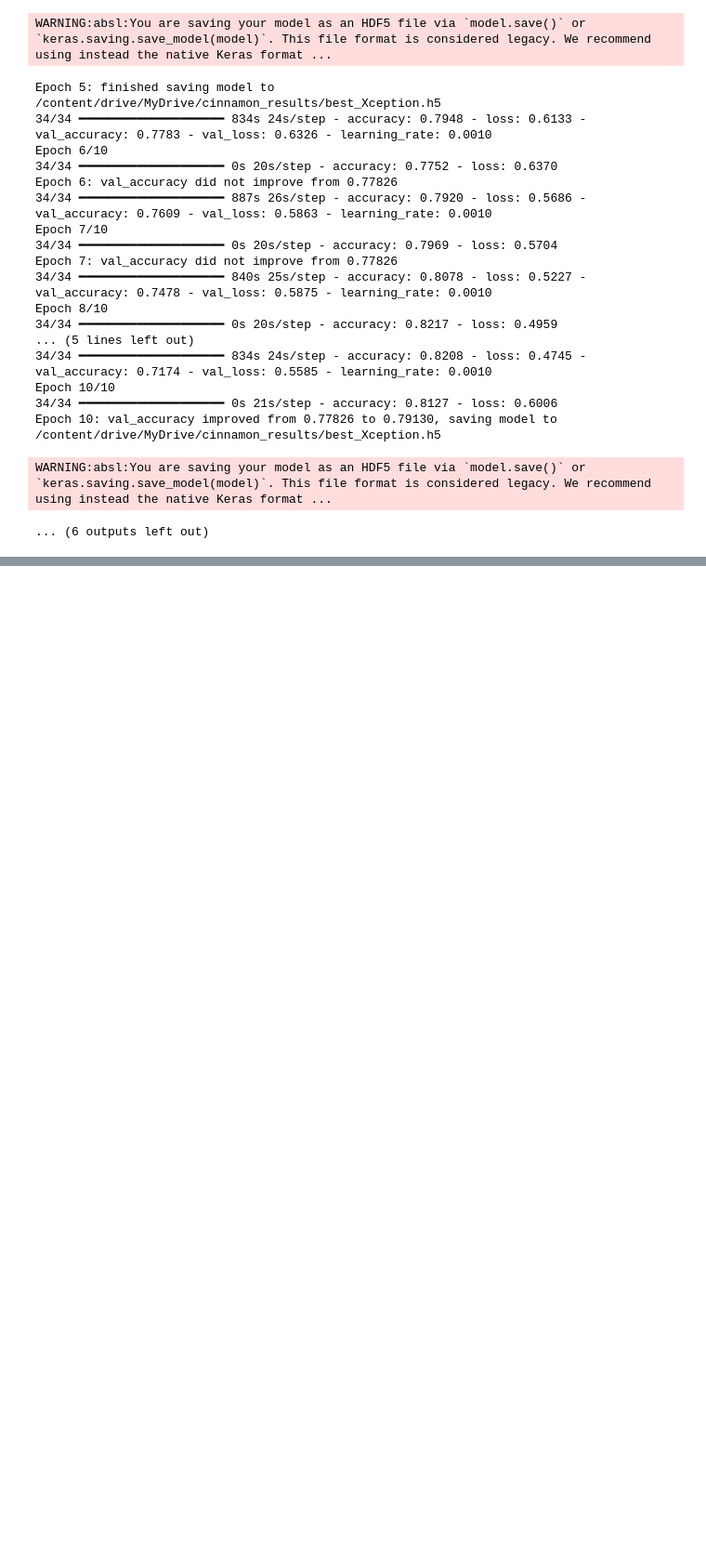
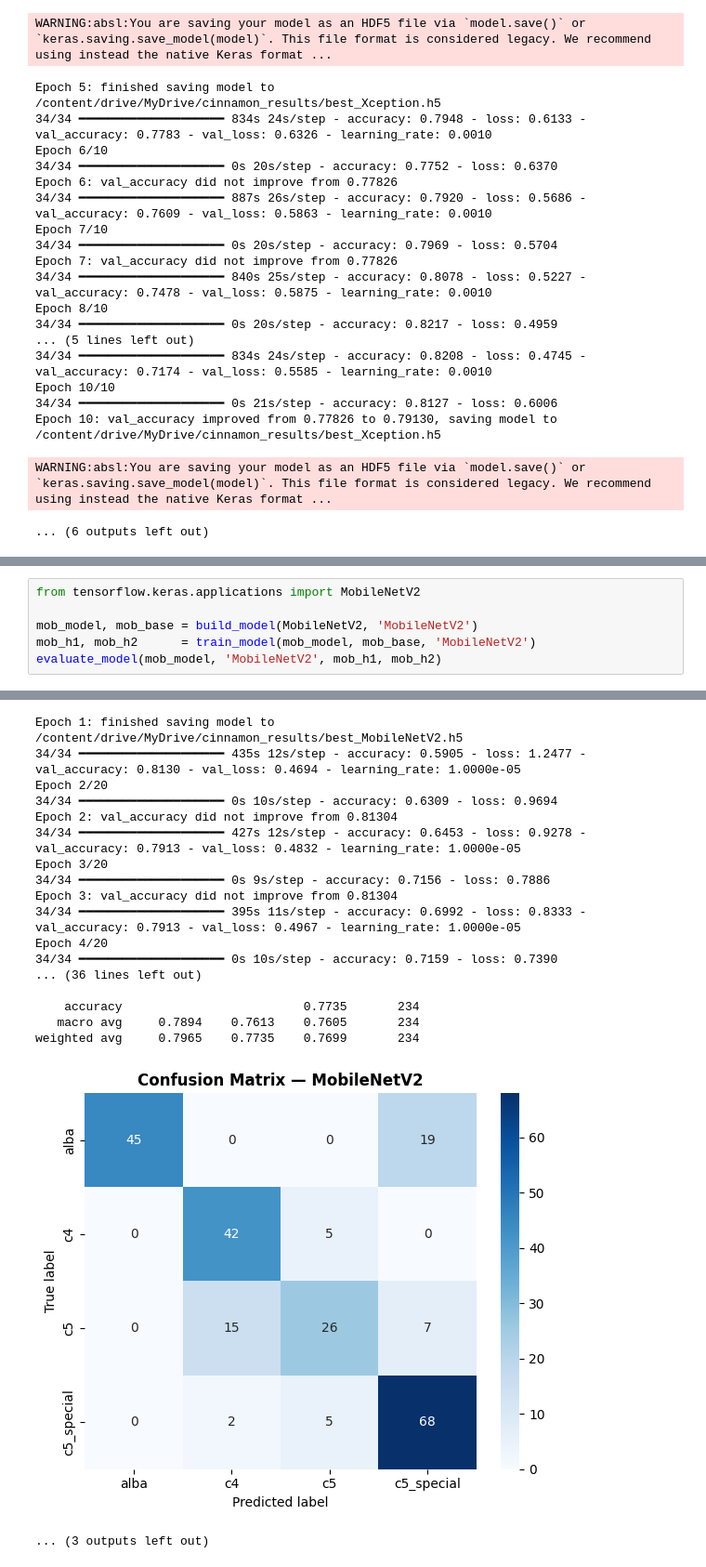
Before and after one commit to sachini86/MyResearch, a Jupyter notebook: Xceptionmodel.ipynb, the cells around one changed output, grey strips where cells are left out. Shown at 93% size. Drawn from its saved outputs; the diff is of its cells as text; blank space fills up the shorter version.

```diff
--- a/Xceptionmodel.ipynb
+++ b/Xceptionmodel.ipynb
@@ -583,0 +645,7 @@ Downloading data from https://storage.googleapis.com/tensorflow/keras-applicatio
+# %%
+from tensorflow.keras.applications import MobileNetV2
+
+mob_model, mob_base = build_model(MobileNetV2, 'MobileNetV2')
+mob_h1, mob_h2      = train_model(mob_model, mob_base, 'MobileNetV2')
+evaluate_model(mob_model, 'MobileNetV2', mob_h1, mob_h2)
+# %% [output]
@@ -583,0 +705,19 @@ Downloading data from https://storage.googleapis.com/tensorflow/keras-applicatio
+Epoch 1: finished saving model to /content/drive/MyDrive/cinnamon_results/best_MobileNetV2.h5
+34/34 ━━━━━━━━━━━━━━━━━━━━ 435s 12s/step - accuracy: 0.5905 - loss: 1.2477 - val_accuracy: 0.8130 - val_loss: 0.4694 - learning_rate: 1.0000e-05
+Epoch 2/20
+34/34 ━━━━━━━━━━━━━━━━━━━━ 0s 10s/step - accuracy: 0.6309 - loss: 0.9694
+Epoch 2: val_accuracy did not improve from 0.81304
+34/34 ━━━━━━━━━━━━━━━━━━━━ 427s 12s/step - accuracy: 0.6453 - loss: 0.9278 - val_accuracy: 0.7913 - val_loss: 0.4832 - learning_rate: 1.0000e-05
+Epoch 3/20
+34/34 ━━━━━━━━━━━━━━━━━━━━ 0s 9s/step - accuracy: 0.7156 - loss: 0.7886
+Epoch 3: val_accuracy did not improve from 0.81304
+34/34 ━━━━━━━━━━━━━━━━━━━━ 395s 11s/step - accuracy: 0.6992 - loss: 0.8333 - val_accuracy: 0.7913 - val_loss: 0.4967 - learning_rate: 1.0000e-05
+Epoch 4/20
+34/34 ━━━━━━━━━━━━━━━━━━━━ 0s 10s/step - accuracy: 0.7159 - loss: 0.7390
+... (36 lines left out)
+
+    accuracy                         0.7735       234
+   macro avg     0.7894    0.7613    0.7605       234
+weighted avg     0.7965    0.7735    0.7699       234
+[figure, added]
+... (3 outputs left out)
```
Also changed, not shown: parts of 3 cells of this notebook.
